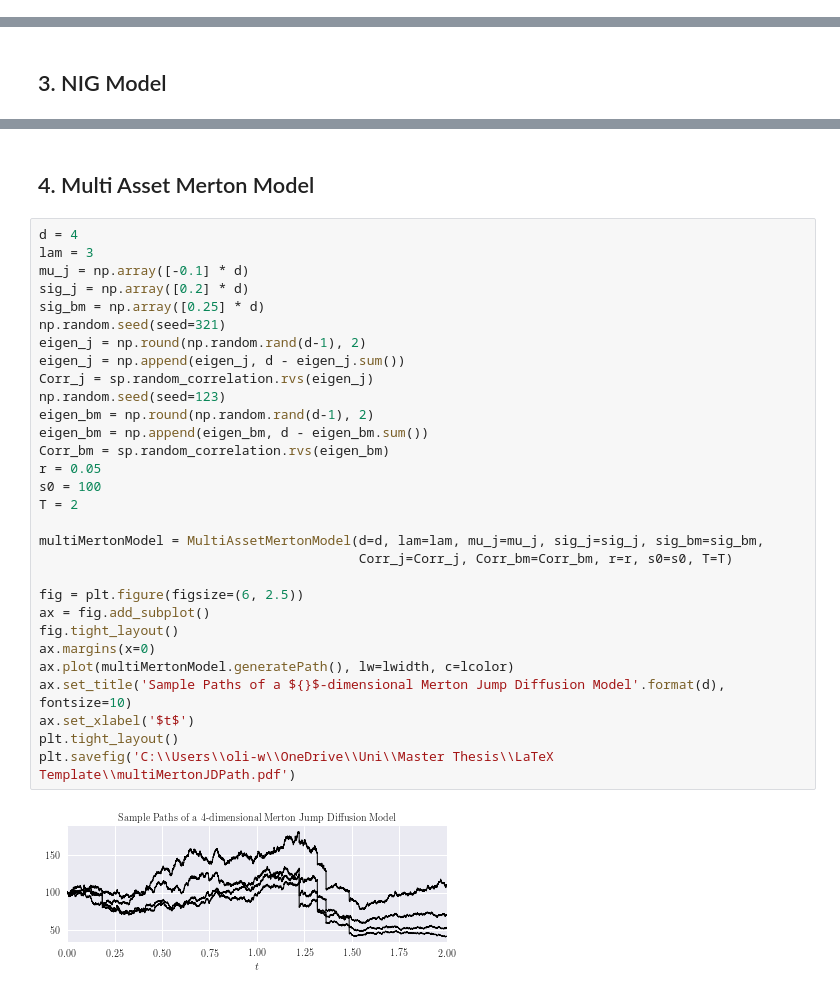
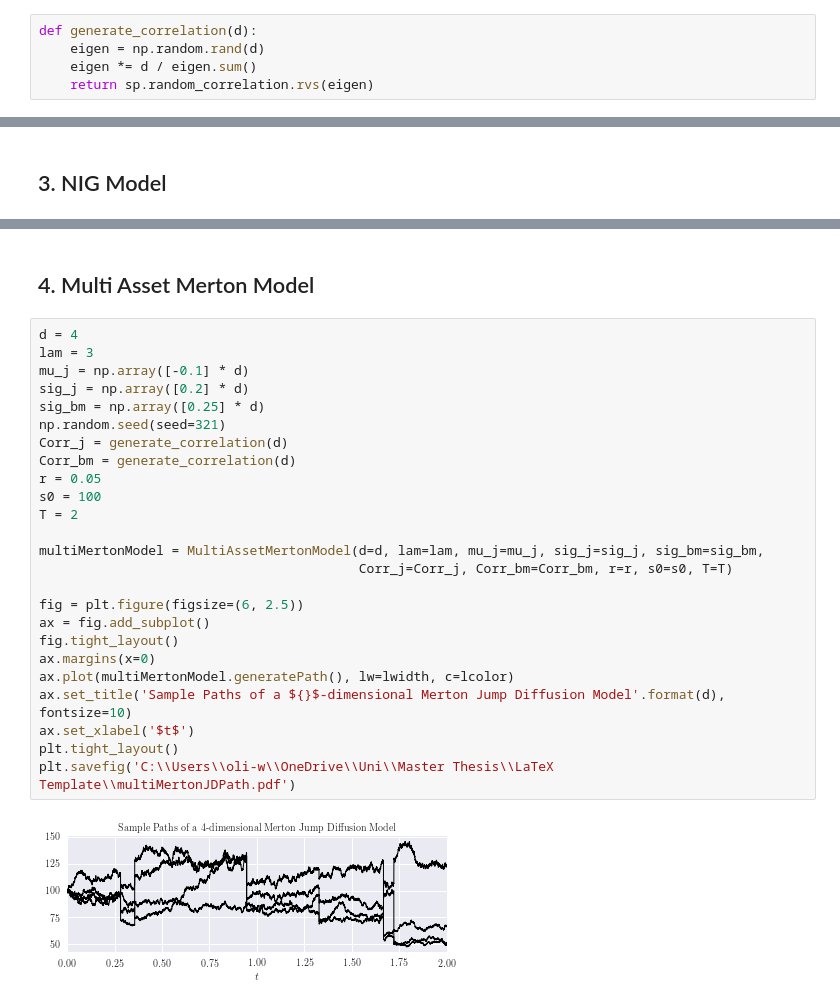
Before and after one commit to oliverweber1/Neural-Network-Option-Pricing-Master-Thesis, a Jupyter notebook: Code/PathPlots.ipynb, the cells around one changed output, grey strips where cells are left out. Cells and saved outputs as stored; diff of their text form.

```diff
--- a/Code/PathPlots.ipynb
+++ b/Code/PathPlots.ipynb
@@ -12,3 +19,8 @@ lcolor = 'black'
+# %%
+def generate_correlation(d):
+    eigen = np.random.rand(d)
+    eigen *= d / eigen.sum()
+    return sp.random_correlation.rvs(eigen)
 # %% [markdown]
 ## 1. Poisson Processes
 # %%
@@ -113,34 +117,29 @@ plt.savefig('C:\\Users\\oli-w\\OneDrive\\Uni\\Master Thesis\\LaTeX Template\\nig
-# %% [markdown]
-## 4. Multi Asset Merton Model
+# %% [markdown]
+## 4. Multi Asset Merton Model
 # %%
 d = 4
 lam = 3
 mu_j = np.array([-0.1] * d)
 sig_j = np.array([0.2] * d)
 sig_bm = np.array([0.25] * d)
 np.random.seed(seed=321)
-eigen_j = np.round(np.random.rand(d-1), 2)
-eigen_j = np.append(eigen_j, d - eigen_j.sum())
-Corr_j = sp.random_correlation.rvs(eigen_j)
-np.random.seed(seed=123)
-eigen_bm = np.round(np.random.rand(d-1), 2)
-eigen_bm = np.append(eigen_bm, d - eigen_bm.sum())
-Corr_bm = sp.random_correlation.rvs(eigen_bm)
+Corr_j = generate_correlation(d)
+Corr_bm = generate_correlation(d)
 r = 0.05
 s0 = 100
 T = 2
 
 multiMertonModel = MultiAssetMertonModel(d=d, lam=lam, mu_j=mu_j, sig_j=sig_j, sig_bm=sig_bm,
                                          Corr_j=Corr_j, Corr_bm=Corr_bm, r=r, s0=s0, T=T)
 
 fig = plt.figure(figsize=(6, 2.5))
 ax = fig.add_subplot()
 fig.tight_layout()
 ax.margins(x=0)
 ax.plot(multiMertonModel.generatePath(), lw=lwidth, c=lcolor)
 ax.set_title('Sample Paths of a ${}$-dimensional Merton Jump Diffusion Model'.format(d), fontsize=10)
 ax.set_xlabel('$t$')
 plt.tight_layout()
 plt.savefig('C:\\Users\\oli-w\\OneDrive\\Uni\\Master Thesis\\LaTeX Template\\multiMertonJDPath.pdf')
 # %% [output]
-[figure, old version]
+[figure, new version]
```
Also changed, not shown: parts of 14 cells of this notebook, 9 other files.
